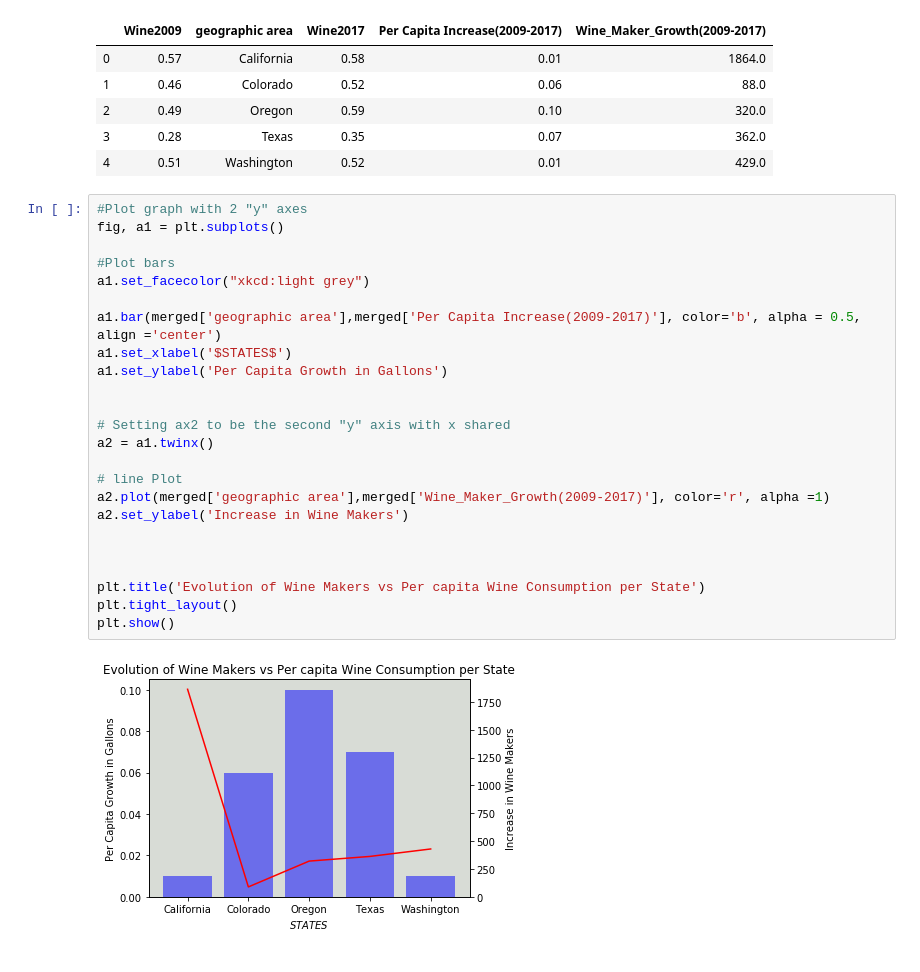
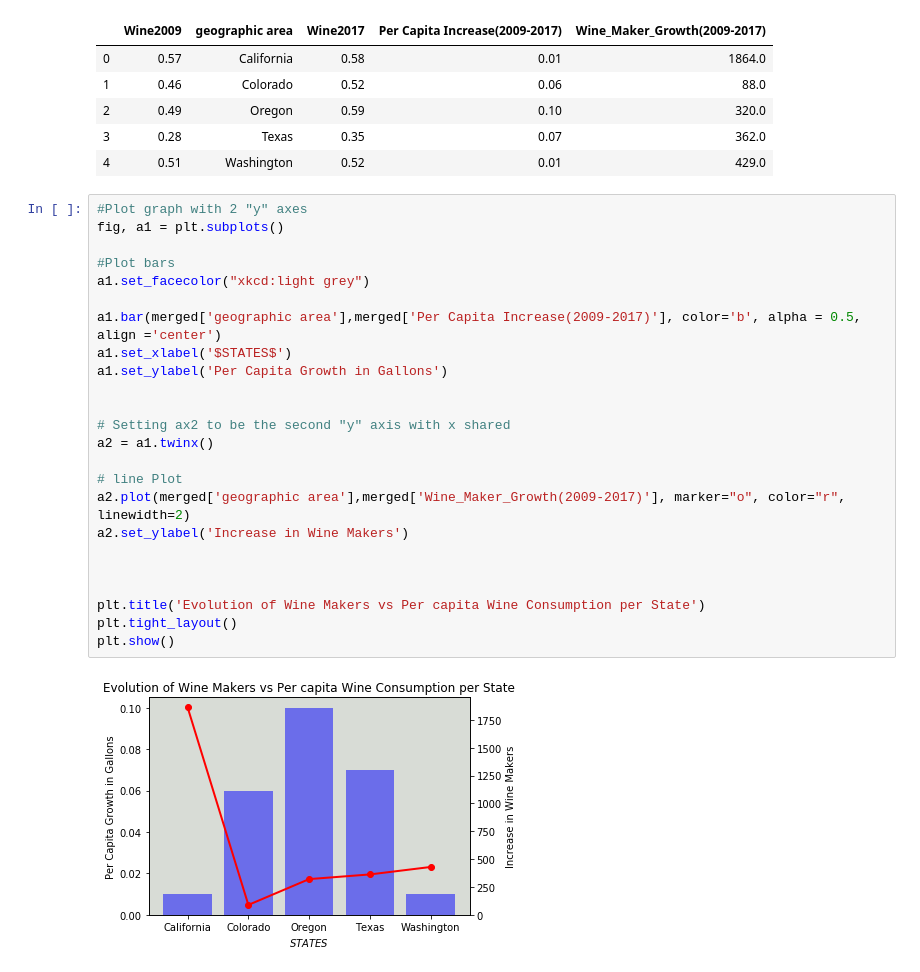
Before and after one commit to epayne323/ProjectOneRepo, a Jupyter notebook: Notebooks/working1_LC.ipynb, the cells around one changed output. Saved outputs shown, nothing was run; the diff lists cells and outputs as text.

```diff
--- a/Notebooks/working1_LC.ipynb
+++ b/Notebooks/working1_LC.ipynb
@@ -93,26 +95,26 @@ merged
 # %%
 #Plot graph with 2 "y" axes
 fig, a1 = plt.subplots()
 
 #Plot bars
 a1.set_facecolor("xkcd:light grey")
 
 a1.bar(merged['geographic area'],merged['Per Capita Increase(2009-2017)'], color='b', alpha = 0.5, align ='center')
 a1.set_xlabel('$STATES$')
 a1.set_ylabel('Per Capita Growth in Gallons')
 
 
 # Setting ax2 to be the second "y" axis with x shared
 a2 = a1.twinx()
 
 # line Plot
-a2.plot(merged['geographic area'],merged['Wine_Maker_Growth(2009-2017)'], color='r', alpha =1)
+a2.plot(merged['geographic area'],merged['Wine_Maker_Growth(2009-2017)'], marker="o", color="r", linewidth=2)
 a2.set_ylabel('Increase in Wine Makers')
 
 
 
 plt.title('Evolution of Wine Makers vs Per capita Wine Consumption per State')
 plt.tight_layout()
 plt.show()
 # %% [output]
-[figure, old version]
+[figure, new version]
```
Also changed, not shown: parts of 2 cells of this notebook.
